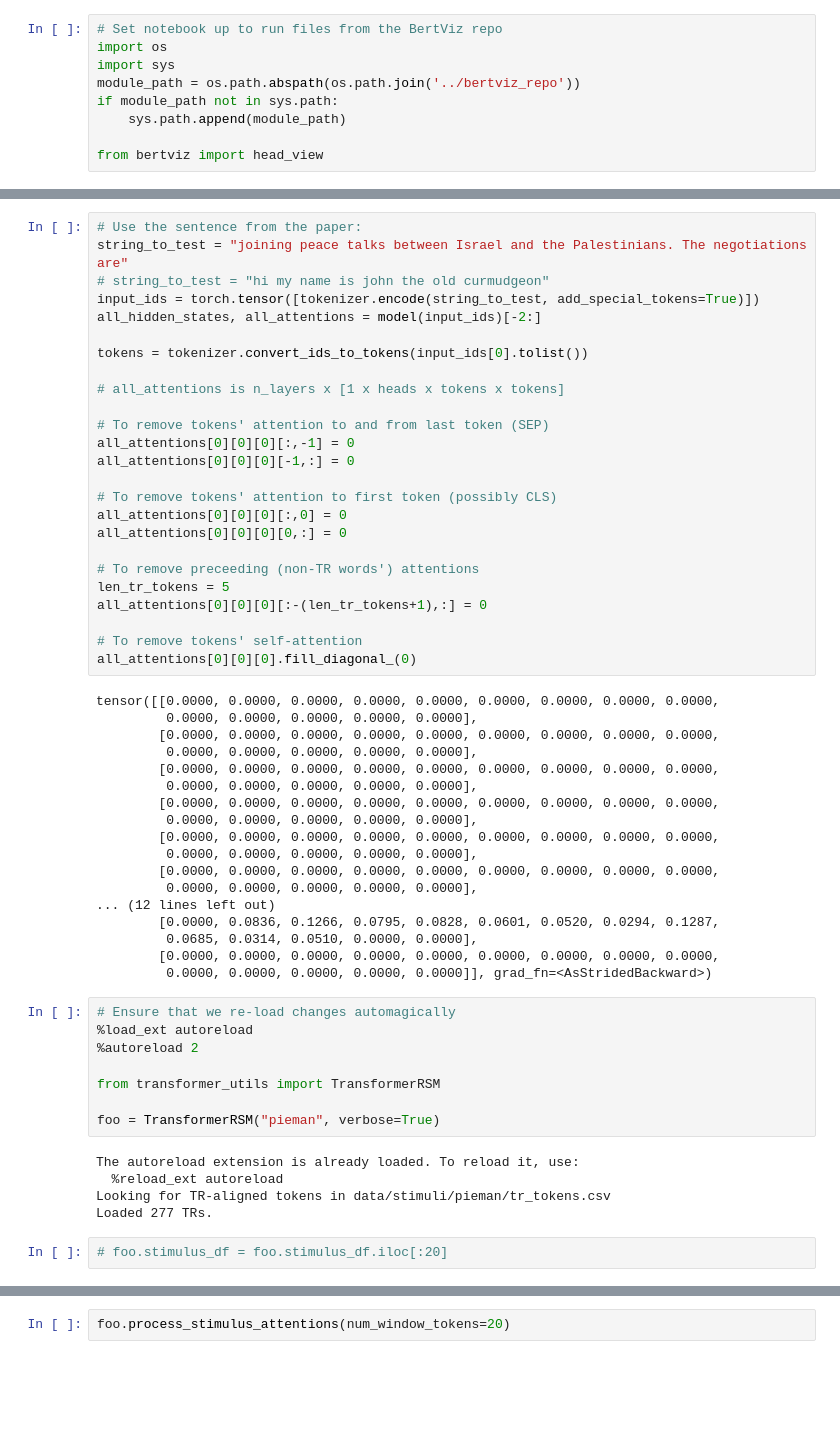
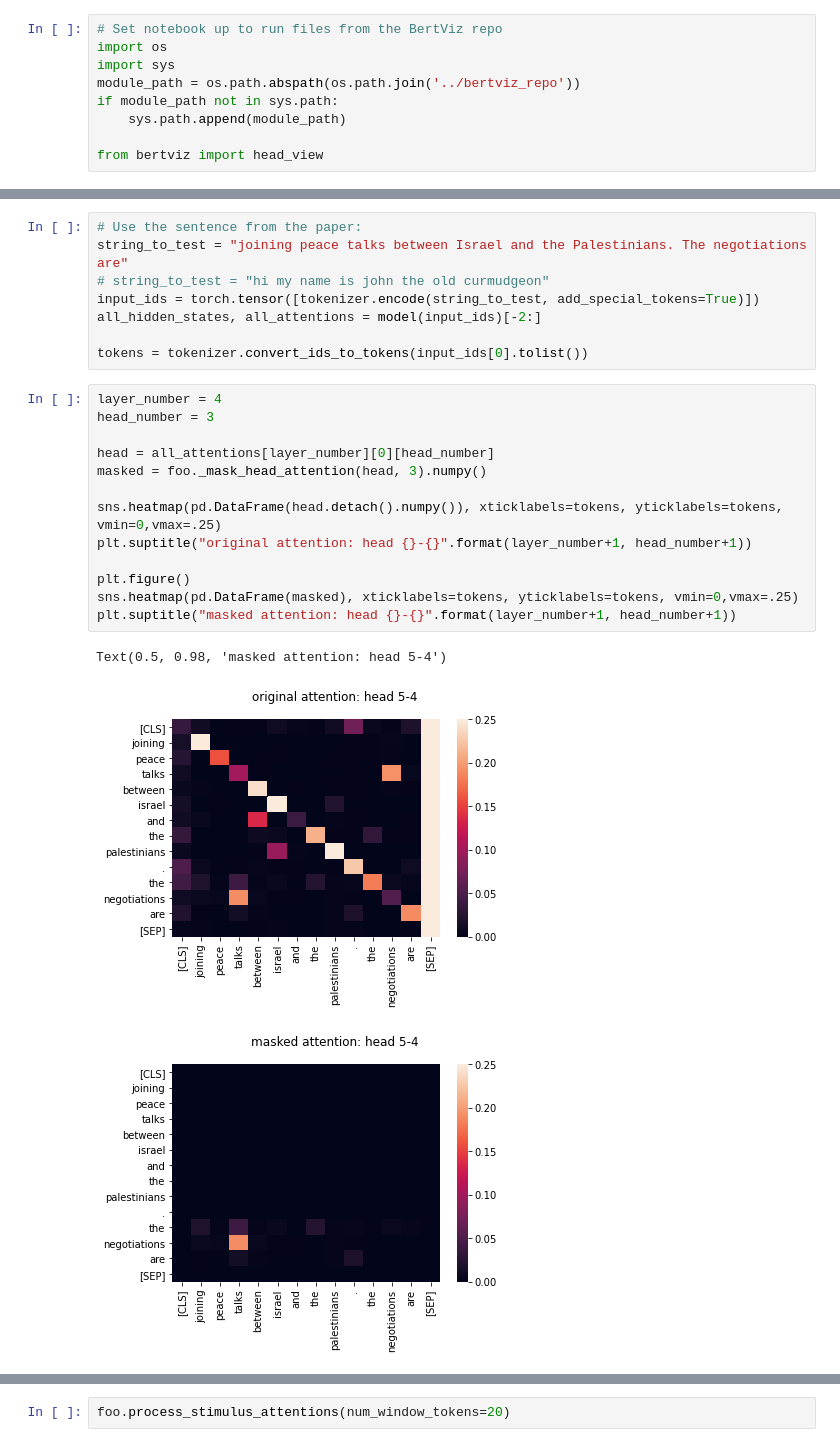
Before and after one commit to tsumers/bert-brains, a Jupyter notebook: BERT-attention-heads.ipynb, the cells around one changed output, grey strips where cells are left out. Cells and saved outputs as stored; diff of their text form; blank space fills up the shorter version.

Commit message:
various attention head metrics

```diff
--- a/BERT-attention-heads.ipynb
+++ b/BERT-attention-heads.ipynb
@@ -70,53 +71,20 @@ input_ids = torch.tensor([tokenizer.encode(string_to_test, add_special_tokens=Tr
 all_hidden_states, all_attentions = model(input_ids)[-2:]
 
 tokens = tokenizer.convert_ids_to_tokens(input_ids[0].tolist())
-
-# all_attentions is n_layers x [1 x heads x tokens x tokens]
-
-# To remove tokens' attention to and from last token (SEP)
-all_attentions[0][0][0][:,-1] = 0
-all_attentions[0][0][0][-1,:] = 0
-
-# To remove tokens' attention to first token (possibly CLS)
-all_attentions[0][0][0][:,0] = 0
-all_attentions[0][0][0][0,:] = 0
-
-# To remove preceeding (non-TR words') attentions
-len_tr_tokens = 5
-all_attentions[0][0][0][:-(len_tr_tokens+1),:] = 0
-
-# To remove tokens' self-attention
-all_attentions[0][0][0].fill_diagonal_(0)
-# %% [output]
-tensor([[0.0000, 0.0000, 0.0000, 0.0000, 0.0000, 0.0000, 0.0000, 0.0000, 0.0000,
-         0.0000, 0.0000, 0.0000, 0.0000, 0.0000],
-        [0.0000, 0.0000, 0.0000, 0.0000, 0.0000, 0.0000, 0.0000, 0.0000, 0.0000,
-         0.0000, 0.0000, 0.0000, 0.0000, 0.0000],
-        [0.0000, 0.0000, 0.0000, 0.0000, 0.0000, 0.0000, 0.0000, 0.0000, 0.0000,
-         0.0000, 0.0000, 0.0000, 0.0000, 0.0000],
-        [0.0000, 0.0000, 0.0000, 0.0000, 0.0000, 0.0000, 0.0000, 0.0000, 0.0000,
-         0.0000, 0.0000, 0.0000, 0.0000, 0.0000],
-        [0.0000, 0.0000, 0.0000, 0.0000, 0.0000, 0.0000, 0.0000, 0.0000, 0.0000,
-         0.0000, 0.0000, 0.0000, 0.0000, 0.0000],
-        [0.0000, 0.0000, 0.0000, 0.0000, 0.0000, 0.0000, 0.0000, 0.0000, 0.0000,
-         0.0000, 0.0000, 0.0000, 0.0000, 0.0000],
-... (12 lines left out)
-        [0.0000, 0.0836, 0.1266, 0.0795, 0.0828, 0.0601, 0.0520, 0.0294, 0.1287,
-         0.0685, 0.0314, 0.0510, 0.0000, 0.0000],
-        [0.0000, 0.0000, 0.0000, 0.0000, 0.0000, 0.0000, 0.0000, 0.0000, 0.0000,
-         0.0000, 0.0000, 0.0000, 0.0000, 0.0000]], grad_fn=<AsStridedBackward>)
-# %%
-# Ensure that we re-load changes automagically
-%load_ext autoreload
-%autoreload 2
-
-from transformer_utils import TransformerRSM
-
-foo = TransformerRSM("pieman", verbose=True)
-# %% [output]
-The autoreload extension is already loaded. To reload it, use:
-  %reload_ext autoreload
-Looking for TR-aligned tokens in data/stimuli/pieman/tr_tokens.csv
-Loaded 277 TRs.
-# %%
-# foo.stimulus_df = foo.stimulus_df.iloc[:20]
+# %%
+layer_number = 4
+head_number = 3
+
+head = all_attentions[layer_number][0][head_number]
+masked = foo._mask_head_attention(head, 3).numpy()
+
+sns.heatmap(pd.DataFrame(head.detach().numpy()), xticklabels=tokens, yticklabels=tokens, vmin=0,vmax=.25)
+plt.suptitle("original attention: head {}-{}".format(layer_number+1, head_number+1))
+
+plt.figure()
+sns.heatmap(pd.DataFrame(masked), xticklabels=tokens, yticklabels=tokens, vmin=0,vmax=.25)
+plt.suptitle("masked attention: head {}-{}".format(layer_number+1, head_number+1))
+# %% [output]
+Text(0.5, 0.98, 'masked attention: head 5-4')
+[figure, added]
+[figure, added]
```
Also changed, not shown: parts of 19 cells of this notebook, 1 other file.
